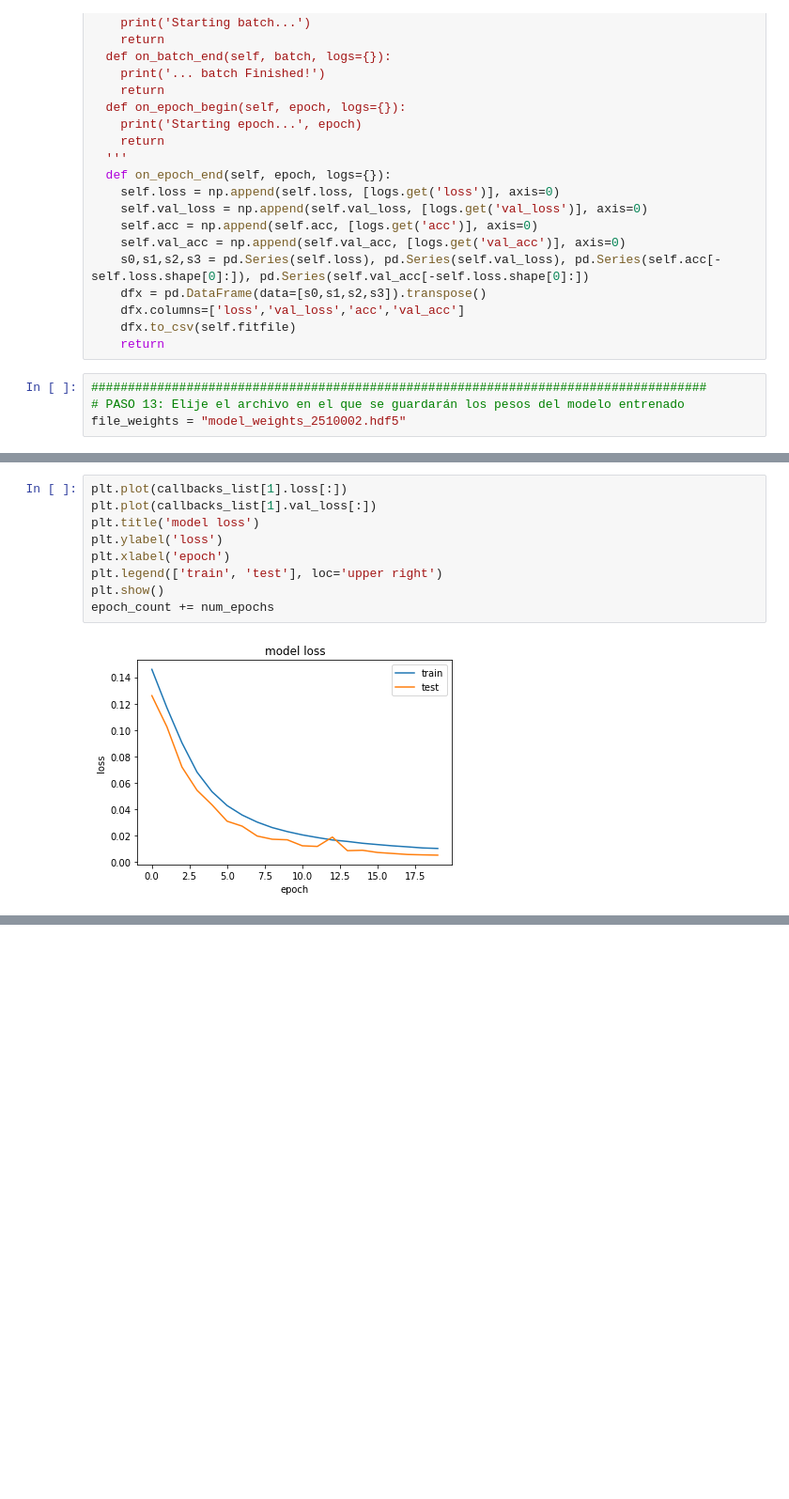
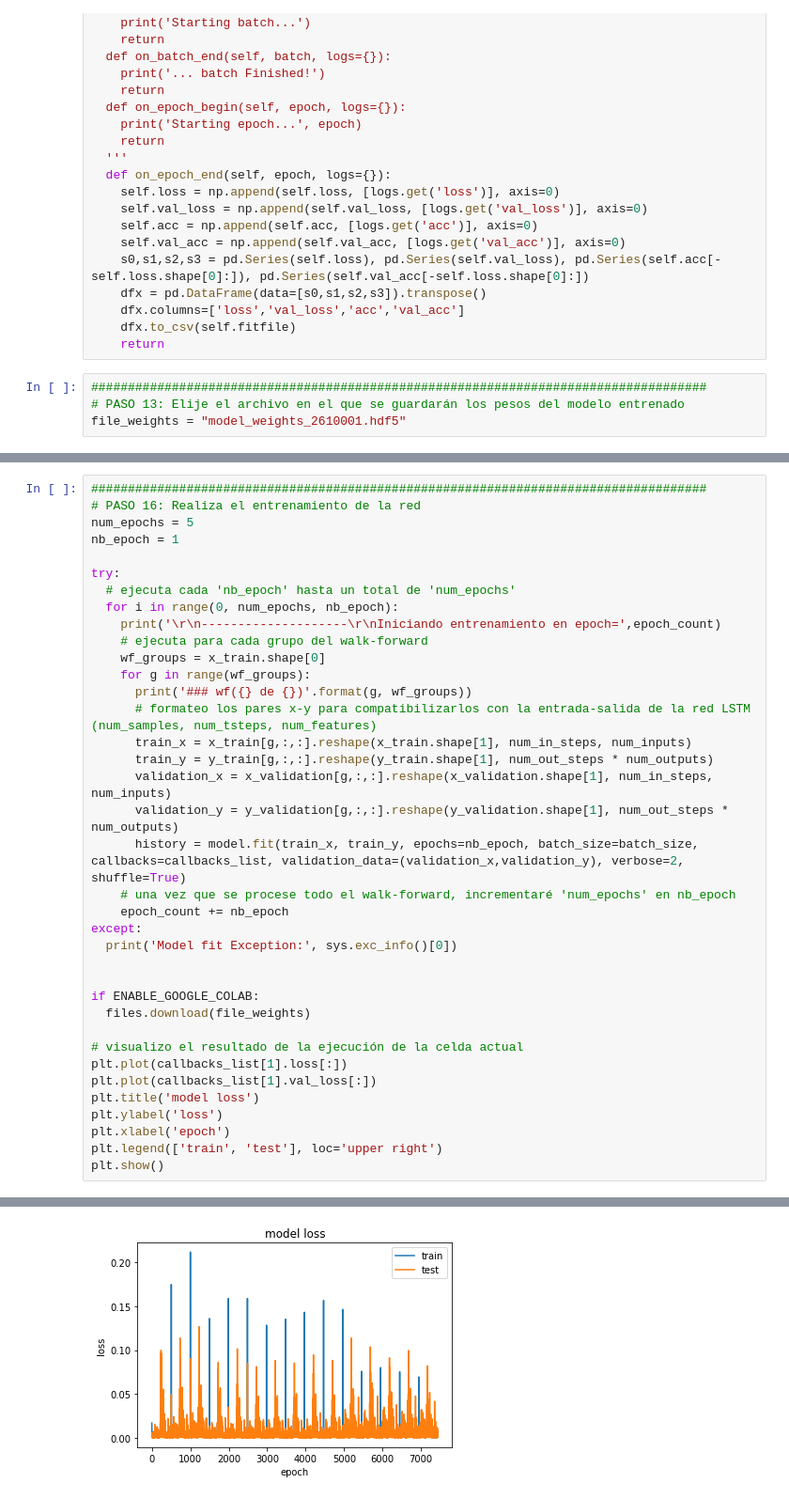
Before and after one commit to raulMrello/MachineLearning_for_Trading, a Jupyter notebook: FinTech_LSTM.ipynb, the cells around one changed output, grey strips where cells are left out. Shown at 94% size. Saved outputs shown, nothing was run; the diff lists cells and outputs as text; blank space fills up the shorter version.

Commit message:
Actualizado walk-forward. Probar con función seno para descartar algún fallo oculto en los datos.

```diff
--- a/FinTech_LSTM.ipynb
+++ b/FinTech_LSTM.ipynb
@@ -632,7 +645,7 @@ class FitLogger(keras.callbacks.Callback):
 # %%
 ####################################################################################
 # PASO 13: Elije el archivo en el que se guardarán los pesos del modelo entrenado
-file_weights = "model_weights_2510002.hdf5"
+file_weights = "model_weights_2610001.hdf5"
 # %%
 ####################################################################################
 # PASO 14: Crea el modelo de red neuronal
@@ -774,11 +755,38 @@ Epoch 20/20
-# %%
-plt.plot(callbacks_list[1].loss[:])
-plt.plot(callbacks_list[1].val_loss[:])
-plt.title('model loss')
-plt.ylabel('loss')
-plt.xlabel('epoch')
-plt.legend(['train', 'test'], loc='upper right')
-plt.show()
-epoch_count += num_epochs
-# %% [output]
-[figure, removed]
+# %%
+####################################################################################
+# PASO 16: Realiza el entrenamiento de la red
+num_epochs = 5
+nb_epoch = 1
+
+try:
+  # ejecuta cada 'nb_epoch' hasta un total de 'num_epochs'
+  for i in range(0, num_epochs, nb_epoch):
+    print('\r\n--------------------\r\nIniciando entrenamiento en epoch=',epoch_count)
+    # ejecuta para cada grupo del walk-forward
+    wf_groups = x_train.shape[0]
+    for g in range(wf_groups):
+      print('### wf({} de {})'.format(g, wf_groups))
+      # formateo los pares x-y para compatibilizarlos con la entrada-salida de la red LSTM (num_samples, num_tsteps, num_features)
+      train_x = x_train[g,:,:].reshape(x_train.shape[1], num_in_steps, num_inputs)
+      train_y = y_train[g,:,:].reshape(y_train.shape[1], num_out_steps * num_outputs)
+      validation_x = x_validation[g,:,:].reshape(x_validation.shape[1], num_in_steps, num_inputs)
+      validation_y = y_validation[g,:,:].reshape(y_validation.shape[1], num_out_steps * num_outputs)
+      history = model.fit(train_x, train_y, epochs=nb_epoch, batch_size=batch_size, callbacks=callbacks_list, validation_data=(validation_x,validation_y), verbose=2, shuffle=True)
+    # una vez que se procese todo el walk-forward, incrementaré 'num_epochs' en nb_epoch
+    epoch_count += nb_epoch
+except:
+  print('Model fit Exception:', sys.exc_info()[0])
+
+
+if ENABLE_GOOGLE_COLAB:
+  files.download(file_weights)
+
+# visualizo el resultado de la ejecución de la celda actual
+plt.plot(callbacks_list[1].loss[:])
+plt.plot(callbacks_list[1].val_loss[:])
+plt.title('model loss')
+plt.ylabel('loss')
+plt.xlabel('epoch')
+plt.legend(['train', 'test'], loc='upper right')
+plt.show()
+# %% [output]
@@ -785 +810,2 @@ epoch_count += num_epochs
+[figure, added]
 # %%
```
Also changed, not shown: parts of 12 cells of this notebook, 3 other files.
